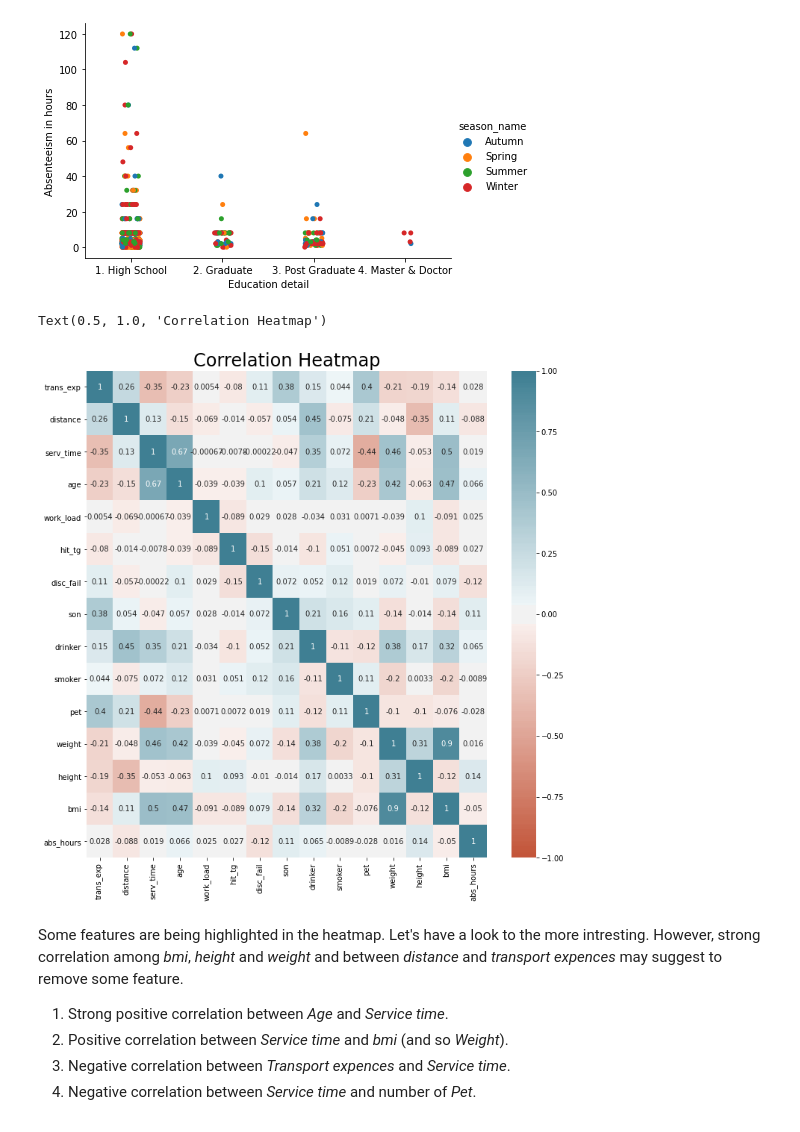
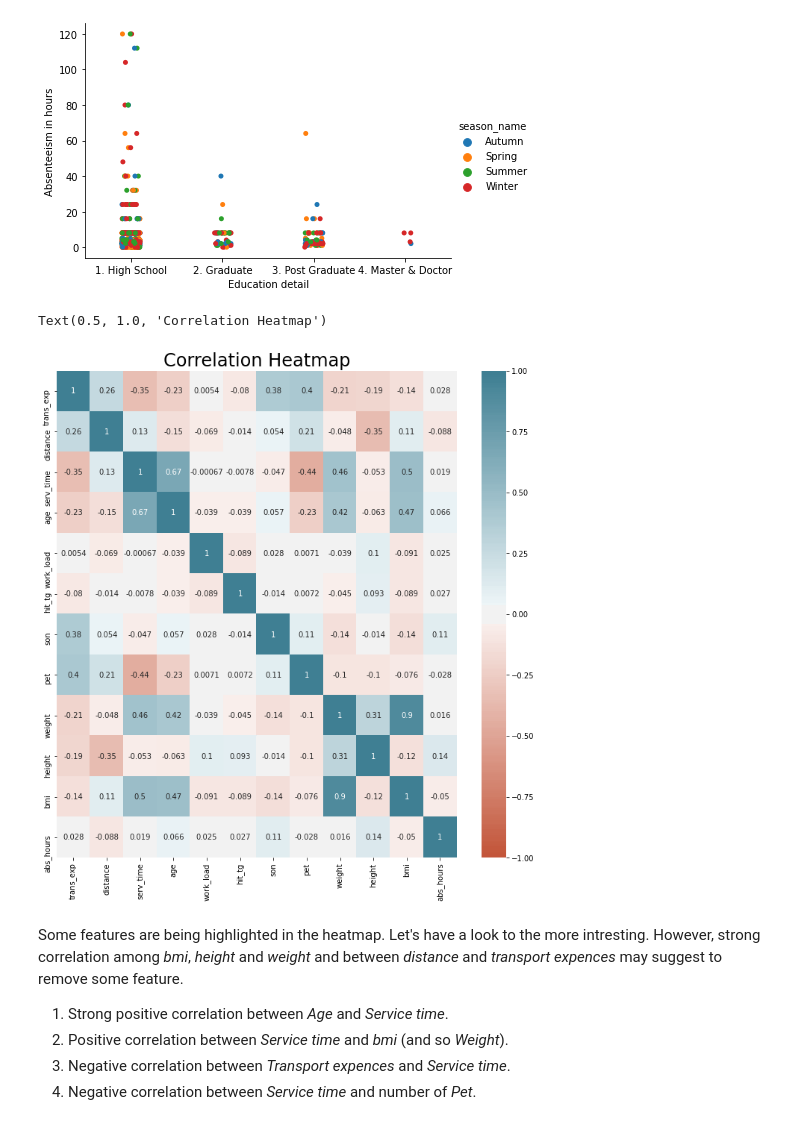
Before and after one commit to gianluigilopardo/Absenteeism_prediction, a Jupyter notebook: absenteeism_notebook.ipynb, the cells around one changed output. Drawn from its saved outputs; the diff is of its cells as text; code cells hidden in the pictures.

```diff
--- a/absenteeism_notebook.ipynb
+++ b/absenteeism_notebook.ipynb
@@ -458,16 +458,19 @@ sns.catplot(x = 'education_detail', y = 'abs_hours',
 <seaborn.axisgrid.FacetGrid at 0x...>
 [figure]
 # %%
-#Correlation matrix
-corr = ds.corr()
+# Correlation matrix
+# I drop categorical attributes and I normalize
+ds_num = ds.drop(columns = ['disc_fail', 'drinker', 'smoker', 'abs_lev', 'season_name', 'month_name', 'day_name', 'reason_text', 'education_detail'])
+ds_norm = (ds_num-ds_num.mean())/ds_num.std()
+corr = ds_norm.corr()
 plt.figure(figsize = (12,12))
 sns.heatmap(corr, annot = True,
             vmin = -1, vmax = 1, center = 0,
             cmap = sns.diverging_palette(20, 220, n = 200))
 plt.title('Correlation Heatmap', fontsize = 24)
 # %% [output]
 Text(0.5, 1.0, 'Correlation Heatmap')
-[figure, old version]
+[figure, new version]
 # %% [markdown]
 
 Some features are being highlighted in the heatmap. Let's have a look to the more intresting. However, strong correlation among *bmi*, *height* and *weight* and between *distance* and *transport expences* may suggest to remove some feature.
```
Also changed, not shown: parts of 26 cells of this notebook.
